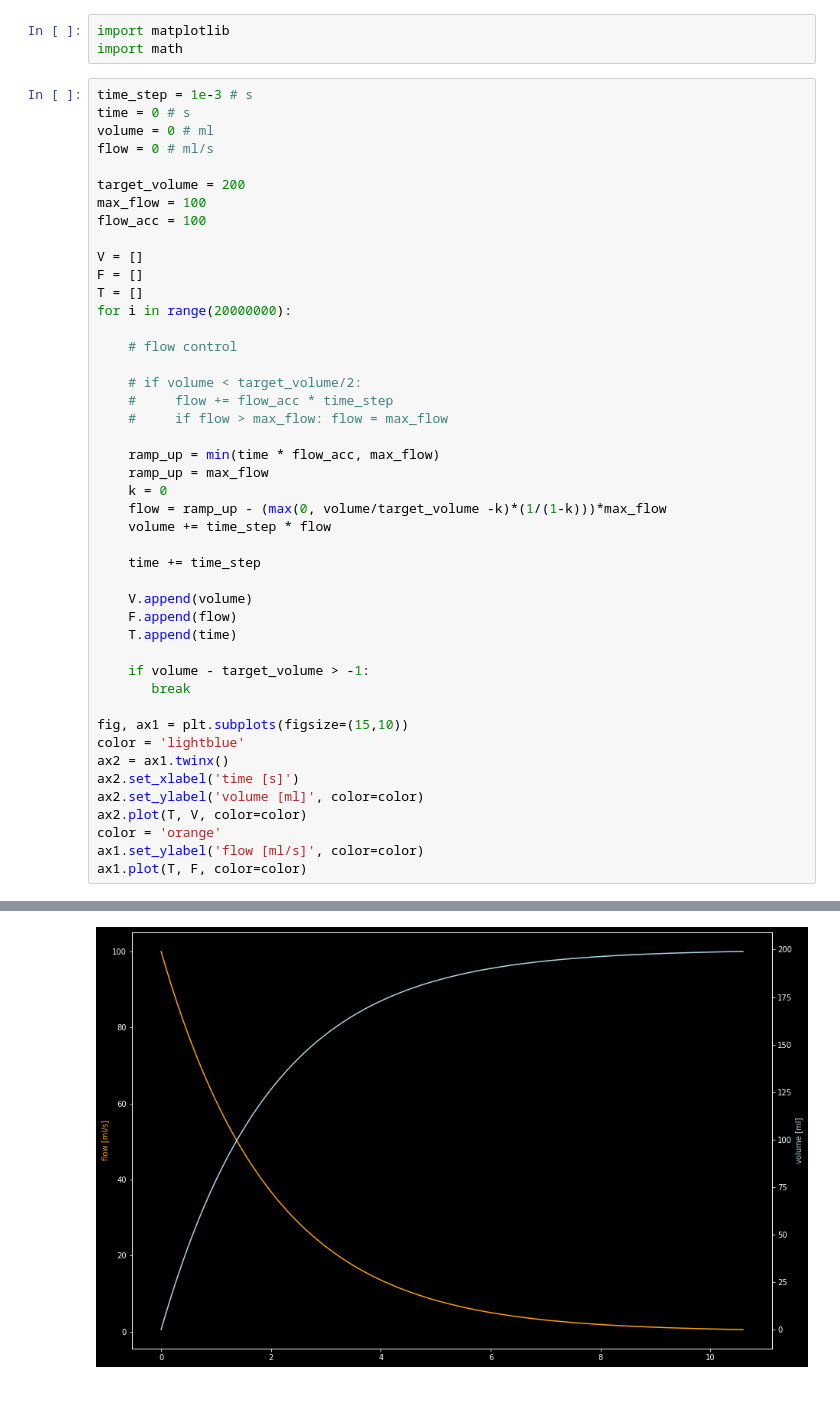
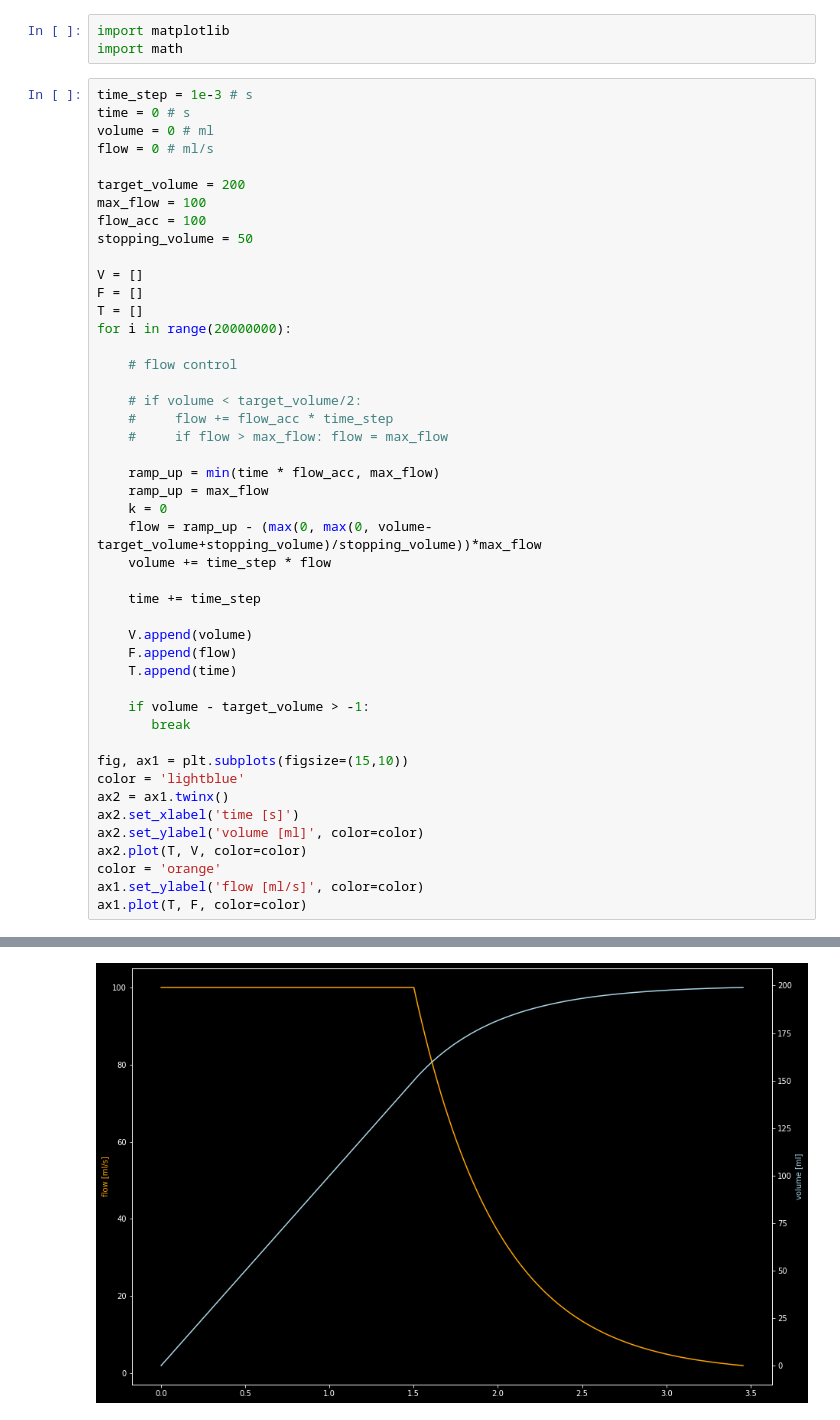
Before and after one commit to njezersek/cr-pump-driver, a Jupyter notebook: test.ipynb, the cells around one changed output, grey strips where cells are left out. Saved outputs shown, nothing was run; the diff lists cells and outputs as text.

```diff
--- a/test.ipynb
+++ b/test.ipynb
@@ -10,6 +10,7 @@ flow = 0 # ml/s
 target_volume = 200
 max_flow = 100
 flow_acc = 100
+stopping_volume = 50
 
 V = []
 F = []
@@ -20,32 +21,32 @@ for i in range(20000000):
 
     # if volume < target_volume/2:
     #     flow += flow_acc * time_step
     #     if flow > max_flow: flow = max_flow
 
     ramp_up = min(time * flow_acc, max_flow)
     ramp_up = max_flow
     k = 0
-    flow = ramp_up - (max(0, volume/target_volume -k)*(1/(1-k)))*max_flow
+    flow = ramp_up - (max(0, max(0, volume-target_volume+stopping_volume)/stopping_volume))*max_flow
     volume += time_step * flow
 
     time += time_step
 
     V.append(volume)
     F.append(flow)
     T.append(time)
 
     if volume - target_volume > -1:
        break
 
 fig, ax1 = plt.subplots(figsize=(15,10))
 color = 'lightblue'
 ax2 = ax1.twinx()
 ax2.set_xlabel('time [s]')
 ax2.set_ylabel('volume [ml]', color=color)
 ax2.plot(T, V, color=color)
 color = 'orange'
 ax1.set_ylabel('flow [ml/s]', color=color)
 ax1.plot(T, F, color=color)
 # %% [output]
 [<matplotlib.lines.Line2D at 0x...>]
-[figure, old version]
+[figure, new version]
```
Also changed, not shown: 2 other files.
